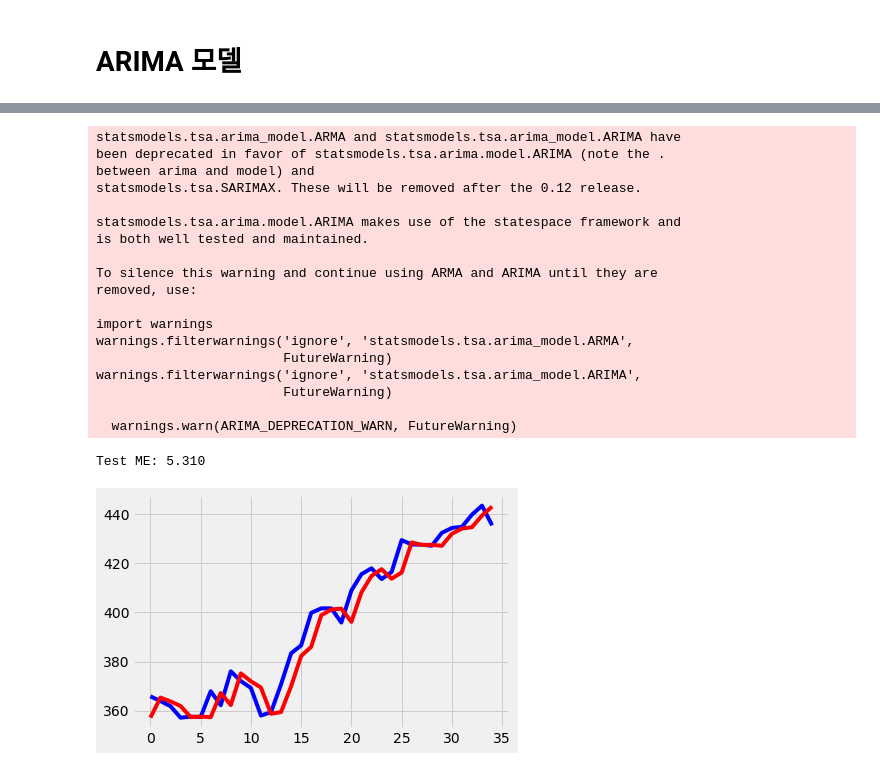
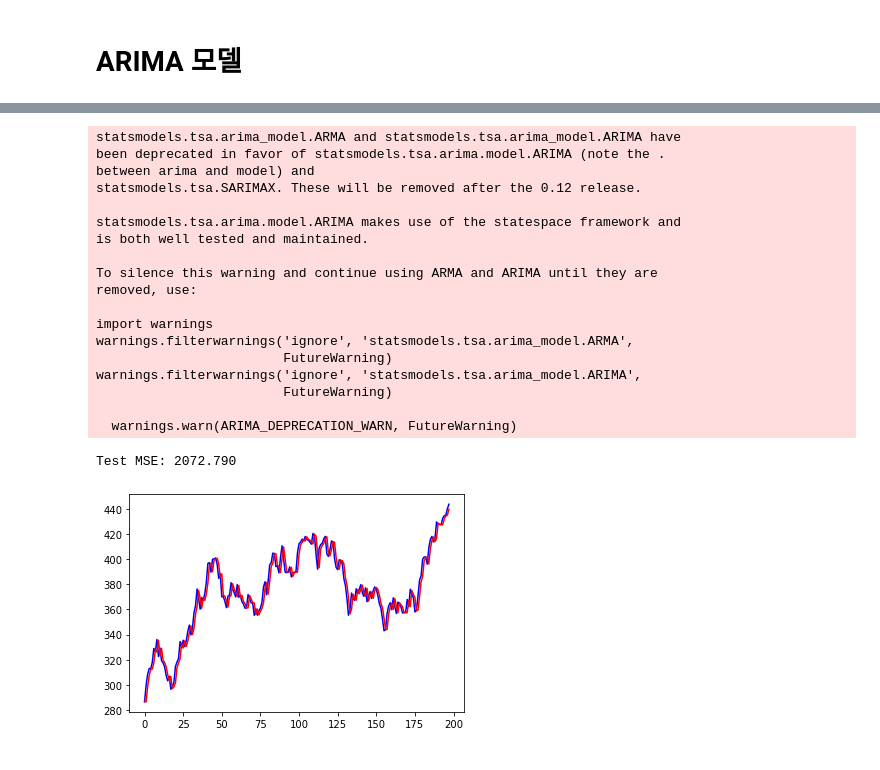
Before and after one commit to Young312886/Stock_value_prediction, a Jupyter notebook: Prediction2008.ipynb, the cells around one changed output, grey strips where cells are left out. Drawn from its saved outputs; the diff is of its cells as text; code cells hidden in the pictures.

Commit message:
11_11 Update ARIMA dividing JPG saving

```diff
--- a/Prediction2008.ipynb
+++ b/Prediction2008.ipynb
@@ -789,0 +777,31 @@ warnings.filterwarnings('ignore', 'statsmodels.tsa.arima_model.ARIMA',
+# %%
+import matplotlib.pyplot as plt
+
+### ARIMA 모형으로 TRAIN과 PREDICTION 시각화.
+
+train = train2.values
+test = test2.values
+history = [x for x in train]
+predictions = list()
+me = 0
+# walk-forward validation
+for t in range(len(test)):
+    model = ARIMA(history, order=(0,1,2))
+    model_fit = model.fit()
+    output = model_fit.forecast()
+    yhat = output[0]
+    predictions.append(yhat)
+    obs = test[t]
+    history.append(obs)
+    # print('predicted=%f, expected=%f' % (yhat, obs))
+
+# evaluate forecasts
+mse = np.square(np.subtract(test,predictions)).mean()
+
+print('Test MSE: %.3f' % mse)
+# plot forecasts against actual outcomes
+plt.plot(test, color = 'blue')
+plt.plot(predictions, color = 'red')
+plt.savefig(f'picture/ARIMA2.jpg')
+
+plt.show()
@@ -792,9 +831,8 @@ import matplotlib.pyplot as plt
 
 ### ARIMA 모형으로 TRAIN과 PREDICTION 시각화.
 
-X = df_energy.values
-size = int(len(X) * 0.99)
-train, test = X[0:size], X[size:len(X)]
+train = train3.values
+test = test3.values
 history = [x for x in train]
 predictions = list()
 me = 0
@@ -805,38 +843,41 @@ for t in range(len(test)):
     output = model_fit.forecast()
     yhat = output[0]
     predictions.append(yhat)
     obs = test[t]
     history.append(obs)
     # print('predicted=%f, expected=%f' % (yhat, obs))
-    me += abs(yhat - obs)
+
 # evaluate forecasts
-me =  me/len(test)
-print('Test ME: %.3f' % me)
+mse = np.square(np.subtract(test,predictions)).mean()
+
+print('Test MSE: %.3f' % mse)
 # plot forecasts against actual outcomes
 plt.plot(test, color = 'blue')
 plt.plot(predictions, color = 'red')
+plt.savefig(f'picture/ARIMA.jpg')
+
 plt.show()
 # %% [output]
 statsmodels.tsa.arima_model.ARMA and statsmodels.tsa.arima_model.ARIMA have
 been deprecated in favor of statsmodels.tsa.arima.model.ARIMA (note the .
 between arima and model) and
 statsmodels.tsa.SARIMAX. These will be removed after the 0.12 release.
 
 statsmodels.tsa.arima.model.ARIMA makes use of the statespace framework and
 is both well tested and maintained.
 
 To silence this warning and continue using ARMA and ARIMA until they are
 removed, use:
 
 import warnings
 warnings.filterwarnings('ignore', 'statsmodels.tsa.arima_model.ARMA',
                         FutureWarning)
 warnings.filterwarnings('ignore', 'statsmodels.tsa.arima_model.ARIMA',
                         FutureWarning)
 
   warnings.warn(ARIMA_DEPRECATION_WARN, FutureWarning)
-Test ME: 5.310
+Test MSE: 2072.790
-[figure, old version]
+[figure, new version]
 # %%
 # 수익률 계산
 def return_cal(x,y):
```
Also changed, not shown: parts of 38 cells of this notebook, 1 other file.
